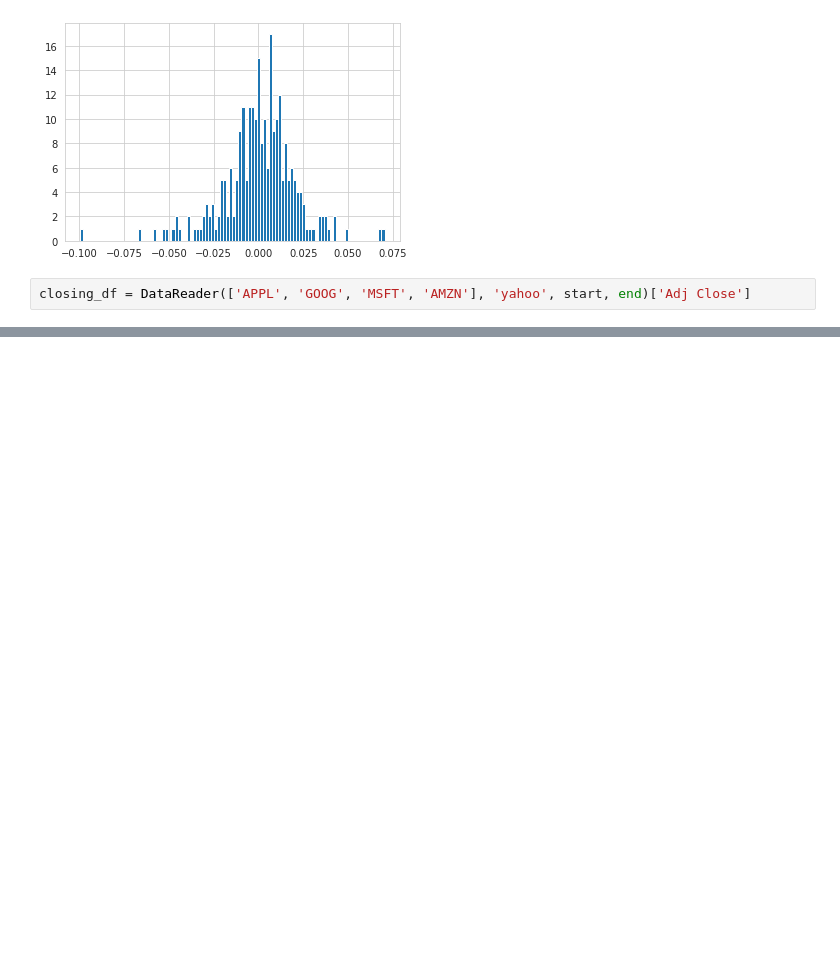
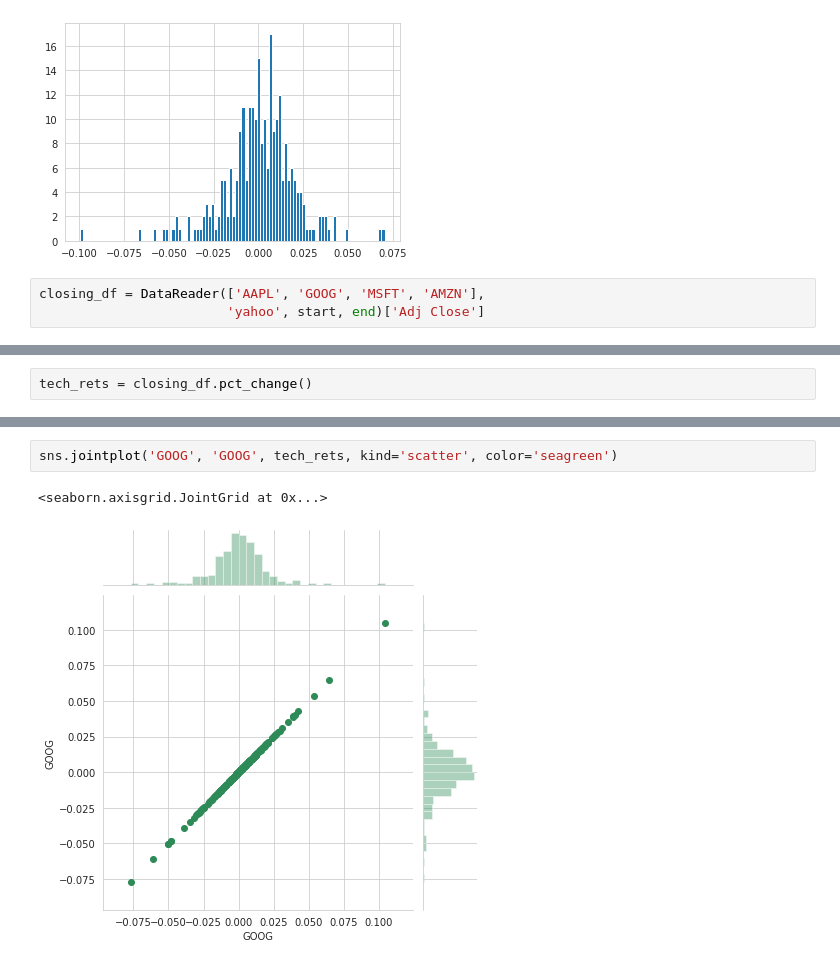
Before and after one commit to ducksfrogs/udemy_dataAna_py, a Jupyter notebook: 50thouzand_py/kabuka.ipynb, the cells around one changed output, grey strips where cells are left out. Drawn from its saved outputs; the diff is of its cells as text; blank space fills up the shorter version.

```diff
--- a/50thouzand_py/kabuka.ipynb
+++ b/50thouzand_py/kabuka.ipynb
@@ -104,4 +104,5 @@ AAPL['Daily Return'].hist(bins=100)
 <matplotlib.axes._subplots.AxesSubplot at 0x...>
 [figure]
 # %%
-closing_df = DataReader(['APPL', 'GOOG', 'MSFT', 'AMZN'], 'yahoo', start, end)['Adj Close']
+closing_df = DataReader(['AAPL', 'GOOG', 'MSFT', 'AMZN'],
+                        'yahoo', start, end)['Adj Close']
@@ -109,0 +119,2 @@ KeyError: 'Date'
+# %%
+tech_rets = closing_df.pct_change()
@@ -109,0 +131,5 @@ KeyError: 'Date'
+# %%
+sns.jointplot('GOOG', 'GOOG', tech_rets, kind='scatter', color='seagreen')
+# %% [output]
+<seaborn.axisgrid.JointGrid at 0x...>
+[figure, added]
```
Also changed, not shown: parts of 13 cells of this notebook.
